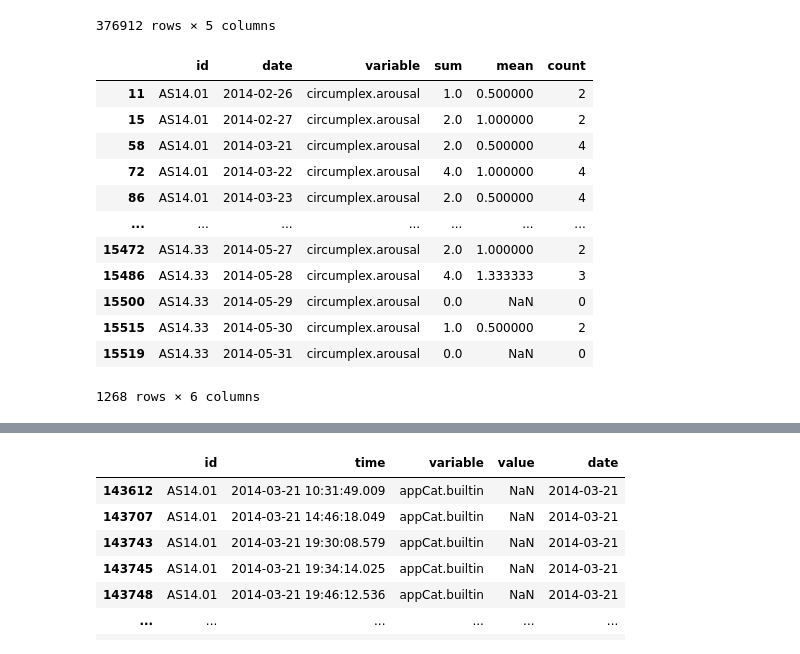
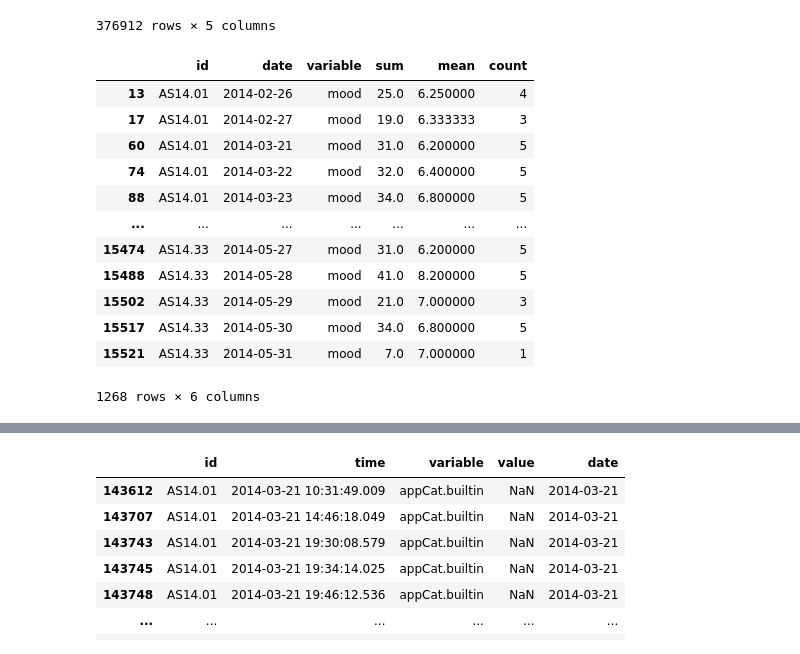
Before and after one commit to siemfenne/dataminingtechniques, a Jupyter notebook: assignment1/utils/data_cleaning.ipynb, the cells around one changed output, grey strips where cells are left out. Drawn from its saved outputs; the diff is of its cells as text; code cells hidden in the pictures.

```diff
--- a/assignment1/utils/data_cleaning.ipynb
+++ b/assignment1/utils/data_cleaning.ipynb
@@ -11,7 +11,7 @@ df = pd.read_csv('data/dataset_mood_smartphone.csv')
 df = df.drop(df.columns[0], axis=1)
 df['time'] = pd.to_datetime(df['time'])
 df['date'] = df['time'].dt.date
-# df = pd.pivot_table(df, values='value', index=['id', 'date'],
-#                                 columns=['variable'], aggfunc=[np.mean]).reset_index(inplace=True)
+df = pd.pivot_table(df, values='value', index=['id', 'date'],
+                                columns=['variable'], aggfunc=[np.sum, np.mean]).reset_index()
 df.head(5)
 # %% [output]
@@ -99,20 +101,20 @@ df_new
 376912 rows × 5 columns
 # %%
 df_group = df_new.groupby(['id', 'date', 'variable'])['value'].agg(['sum','mean', 'count']).reset_index()
-df_group[df_group.variable == 'circumplex.arousal']
+df_group[df_group.variable == 'mood']
 # %% [output]
 |  | id | date | variable | sum | mean | count |
-| 11 | AS14.01 | 2014-02-26 | circumplex.arousal | 1.0 | 0.500000 | 2 |
-| 15 | AS14.01 | 2014-02-27 | circumplex.arousal | 2.0 | 1.000000 | 2 |
-| 58 | AS14.01 | 2014-03-21 | circumplex.arousal | 2.0 | 0.500000 | 4 |
-| 72 | AS14.01 | 2014-03-22 | circumplex.arousal | 4.0 | 1.000000 | 4 |
-| 86 | AS14.01 | 2014-03-23 | circumplex.arousal | 2.0 | 0.500000 | 4 |
+| 13 | AS14.01 | 2014-02-26 | mood | 25.0 | 6.250000 | 4 |
+| 17 | AS14.01 | 2014-02-27 | mood | 19.0 | 6.333333 | 3 |
+| 60 | AS14.01 | 2014-03-21 | mood | 31.0 | 6.200000 | 5 |
+| 74 | AS14.01 | 2014-03-22 | mood | 32.0 | 6.400000 | 5 |
+| 88 | AS14.01 | 2014-03-23 | mood | 34.0 | 6.800000 | 5 |
 | ... | ... | ... | ... | ... | ... | ... |
-| 15472 | AS14.33 | 2014-05-27 | circumplex.arousal | 2.0 | 1.000000 | 2 |
-| 15486 | AS14.33 | 2014-05-28 | circumplex.arousal | 4.0 | 1.333333 | 3 |
-| 15500 | AS14.33 | 2014-05-29 | circumplex.arousal | 0.0 | NaN | 0 |
-| 15515 | AS14.33 | 2014-05-30 | circumplex.arousal | 1.0 | 0.500000 | 2 |
-| 15519 | AS14.33 | 2014-05-31 | circumplex.arousal | 0.0 | NaN | 0 |
+| 15474 | AS14.33 | 2014-05-27 | mood | 31.0 | 6.200000 | 5 |
+| 15488 | AS14.33 | 2014-05-28 | mood | 41.0 | 8.200000 | 5 |
+| 15502 | AS14.33 | 2014-05-29 | mood | 21.0 | 7.000000 | 3 |
+| 15517 | AS14.33 | 2014-05-30 | mood | 34.0 | 6.800000 | 5 |
+| 15521 | AS14.33 | 2014-05-31 | mood | 7.0 | 7.000000 | 1 |
 1268 rows × 6 columns
 # %%
 dfp = df_group.pivot(index=['id', 'date'], columns=['variable'], values=['sum', 'mean', 'count']).reset_index()
```
Also changed, not shown: parts of 2 cells of this notebook.
